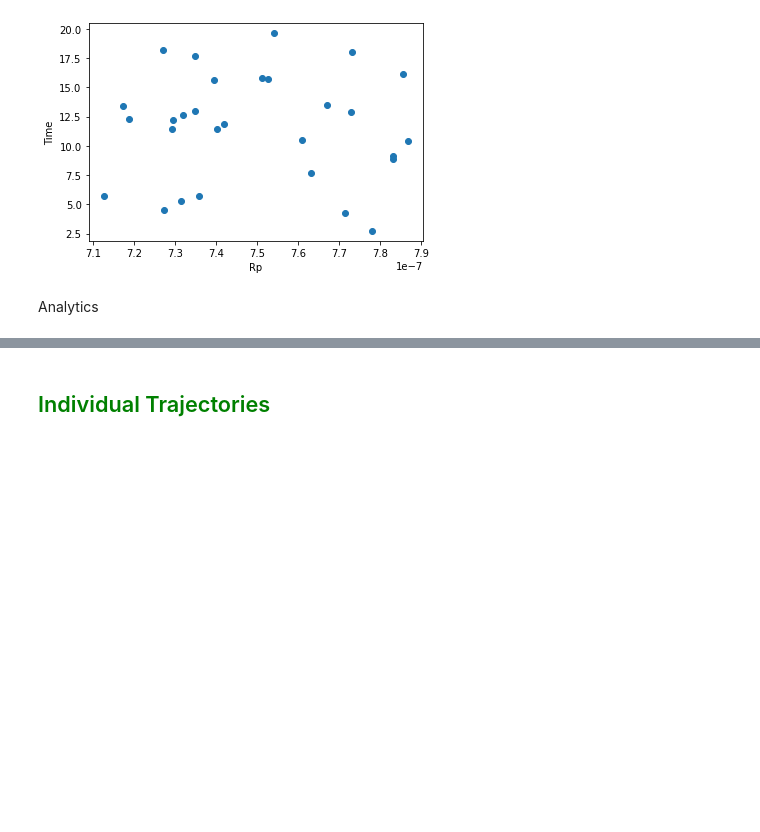
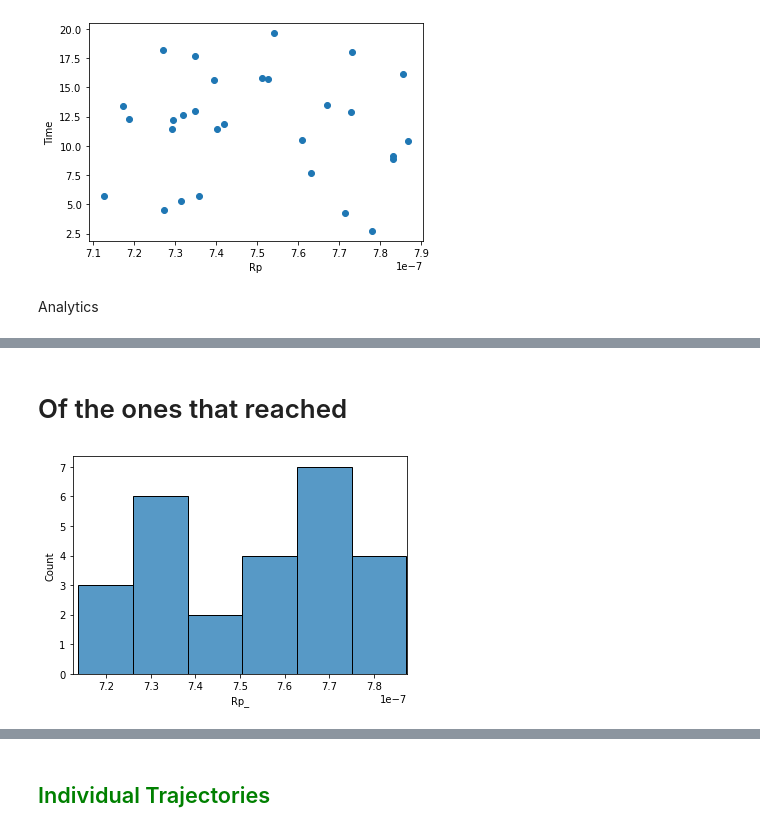
Before and after one commit to Hi-Tree/WGM_Forces, a Jupyter notebook: ode.ipynb, the cells around one changed output, grey strips where cells are left out. Drawn from its saved outputs; the diff is of its cells as text; code cells hidden in the pictures; blank space fills up the shorter version.

```diff
--- a/ode.ipynb
+++ b/ode.ipynb
@@ -191,0 +205,10 @@ sns.histplot(data=Res, x = 'Rp_')
+# %% [markdown]
+<h1>Of the ones that reached</h1>
+# %%
+fig, ax = plt.subplots()
+sns.histplot(data=Res2, x = 'Rp_', ax=ax)  # distplot is deprecate and replaced by histplot
+ax.set_xlim(7.5*10**(-7) - 3.75*10**(-8), 7.5*10**(-7) + 3.75*10**(-8))
+#ax.set_xticks(range(7.5*10**(-7) - 3.75*10**(-8), 7.5*10**(-7) + 3.75*10**(-8)))
+plt.show()
+# %% [output]
+[figure, added]
```
Also changed, not shown: parts of 7 cells of this notebook.
